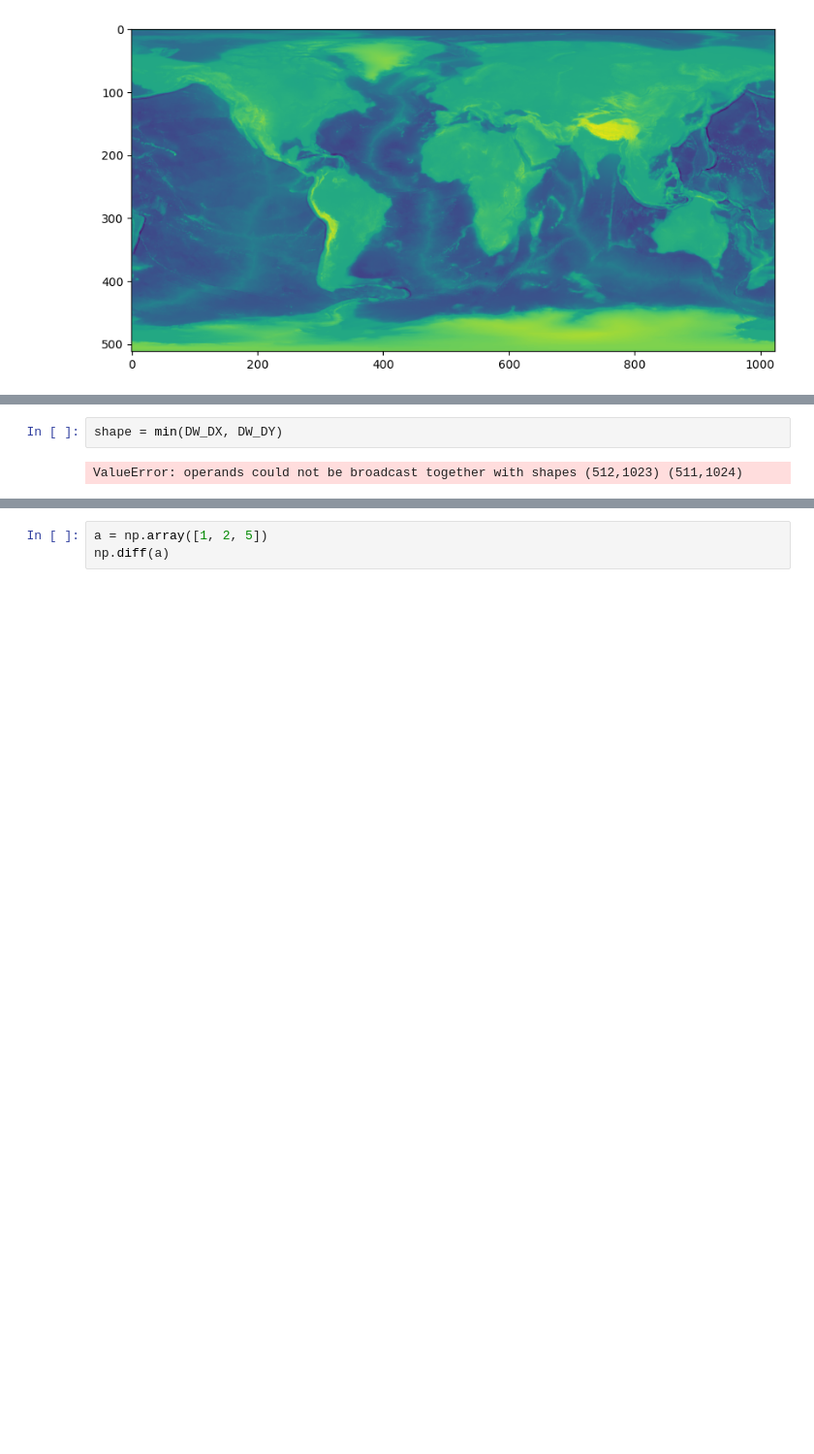
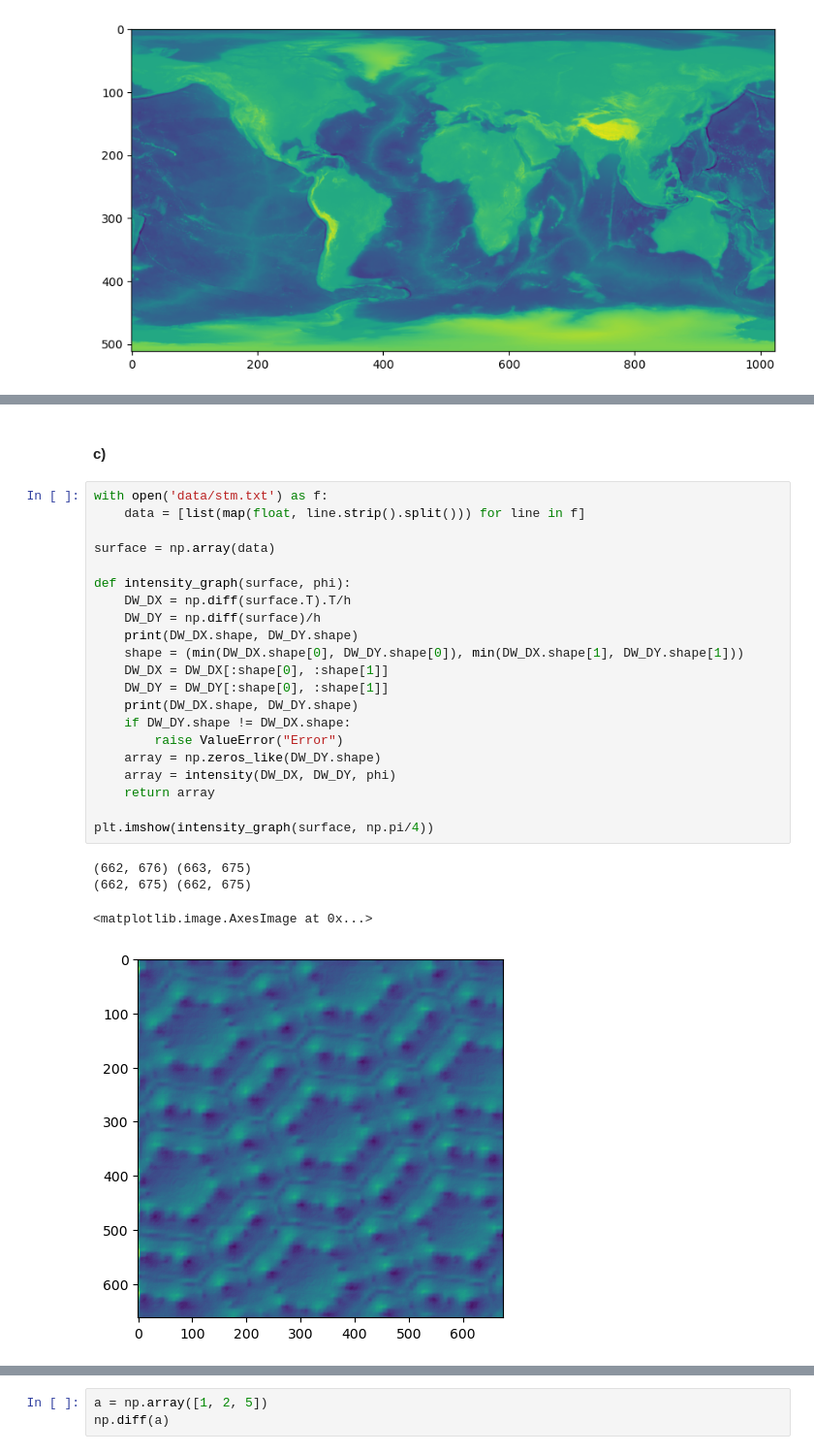
Before and after one commit to AtharvSuryawanshi/Computational-Physics, a Jupyter notebook: Suryawanshi_Atharv_HW2.ipynb, the cells around one changed output, grey strips where cells are left out. Shown at 97% size. Saved outputs shown, nothing was run; the diff lists cells and outputs as text; blank space fills up the shorter version.

```diff
--- a/Suryawanshi_Atharv_HW2.ipynb
+++ b/Suryawanshi_Atharv_HW2.ipynb
@@ -648,4 +650,28 @@ plt.show()
-# %%
-shape = min(DW_DX, DW_DY)
-# %% [output]
-ValueError: operands could not be broadcast together with shapes (512,1023) (511,1024)
+# %% [markdown]
+#### c)
+# %%
+with open('data/stm.txt') as f:
+    data = [list(map(float, line.strip().split())) for line in f]
+
+surface = np.array(data)
+
+def intensity_graph(surface, phi):
+    DW_DX = np.diff(surface.T).T/h
+    DW_DY = np.diff(surface)/h
+    print(DW_DX.shape, DW_DY.shape)
+    shape = (min(DW_DX.shape[0], DW_DY.shape[0]), min(DW_DX.shape[1], DW_DY.shape[1]))
+    DW_DX = DW_DX[:shape[0], :shape[1]]
+    DW_DY = DW_DY[:shape[0], :shape[1]]
+    print(DW_DX.shape, DW_DY.shape)
+    if DW_DY.shape != DW_DX.shape:
+        raise ValueError("Error")
+    array = np.zeros_like(DW_DY.shape)
+    array = intensity(DW_DX, DW_DY, phi)
+    return array
+
+plt.imshow(intensity_graph(surface, np.pi/4))
+# %% [output]
+(662, 676) (663, 675)
+(662, 675) (662, 675)
+<matplotlib.image.AxesImage at 0x...>
+[figure, added]
```
Also changed, not shown: parts of 4 cells of this notebook.
